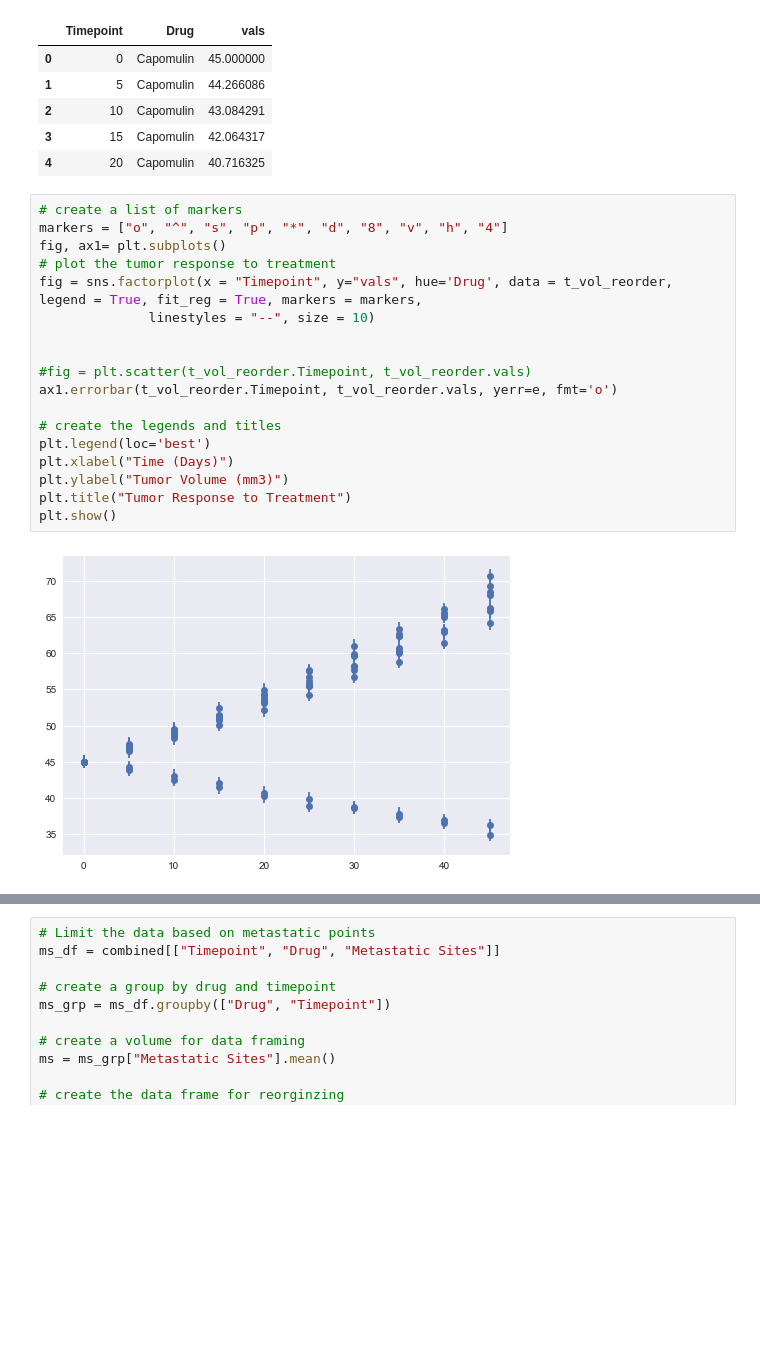
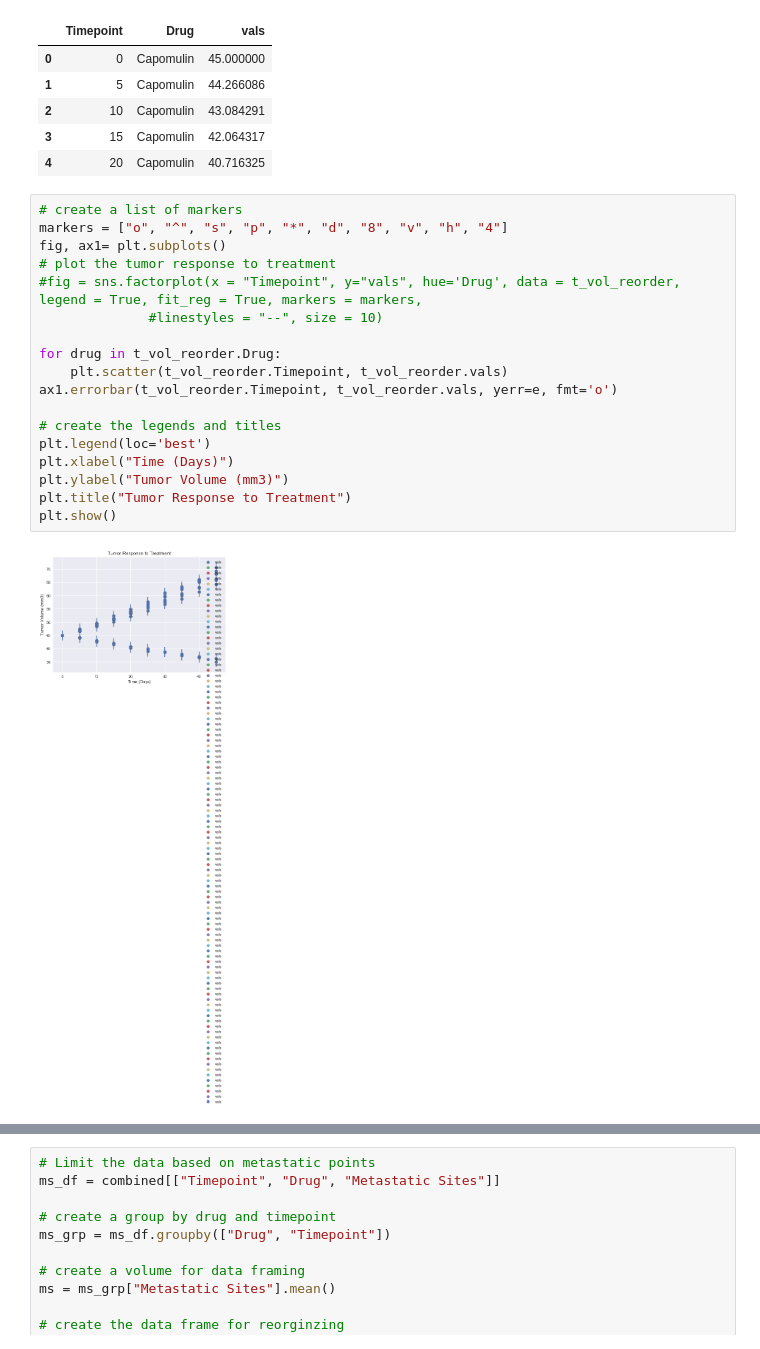
Before and after one commit to nblase22/the-power-of-plots, a Jupyter notebook: Pymaceuticals/Pymaceuticals.ipynb, the cells around one changed output, grey strips where cells are left out. Drawn from its saved outputs; the diff is of its cells as text; blank space fills up the shorter version.

```diff
--- a/Pymaceuticals/Pymaceuticals.ipynb
+++ b/Pymaceuticals/Pymaceuticals.ipynb
@@ -79,20 +79,20 @@ t_vol_reorder.head()
 # %%
 # create a list of markers
 markers = ["o", "^", "s", "p", "*", "d", "8", "v", "h", "4"]
 fig, ax1= plt.subplots()
 # plot the tumor response to treatment
-fig = sns.factorplot(x = "Timepoint", y="vals", hue='Drug', data = t_vol_reorder, legend = True, fit_reg = True, markers = markers,
-              linestyles = "--", size = 10)
+#fig = sns.factorplot(x = "Timepoint", y="vals", hue='Drug', data = t_vol_reorder, legend = True, fit_reg = True, markers = markers,
+              #linestyles = "--", size = 10)
 
-
-#fig = plt.scatter(t_vol_reorder.Timepoint, t_vol_reorder.vals)
+for drug in t_vol_reorder.Drug:
+    plt.scatter(t_vol_reorder.Timepoint, t_vol_reorder.vals)
 ax1.errorbar(t_vol_reorder.Timepoint, t_vol_reorder.vals, yerr=e, fmt='o')
 
 # create the legends and titles
 plt.legend(loc='best')
 plt.xlabel("Time (Days)")
 plt.ylabel("Tumor Volume (mm3)")
 plt.title("Tumor Response to Treatment")
 plt.show()
 # %% [output]
-[figure, old version]
+[figure, new version]
```
Also changed, not shown: parts of 1 cell of this notebook, 1 other file.
